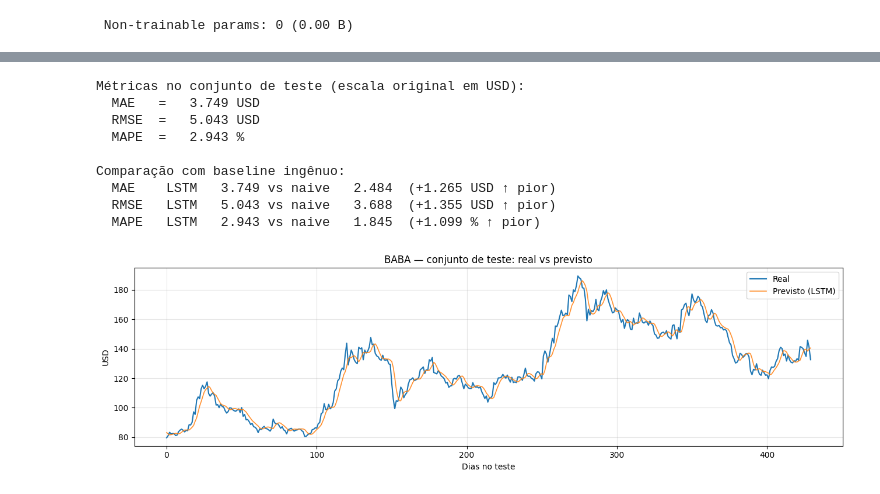
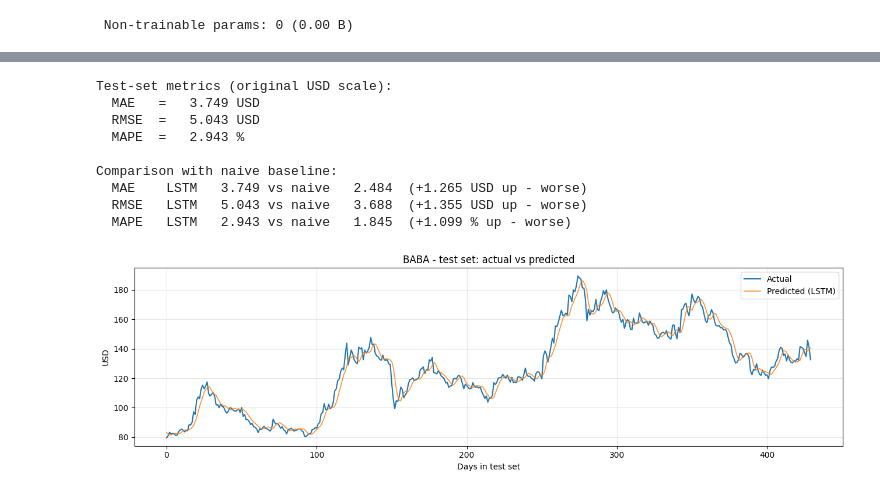
Before and after one commit to vitorpaixao/baba-stock-prediction, a Jupyter notebook: notebooks/01_eda_lstm_baba.ipynb, the cells around one changed output, grey strips where cells are left out. Drawn from its saved outputs; the diff is of its cells as text; code cells hidden in the pictures.

```diff
--- a/notebooks/01_eda_lstm_baba.ipynb
+++ b/notebooks/01_eda_lstm_baba.ipynb
@@ -223,34 +223,34 @@ y_pred = scaler.inverse_transform(y_pred_scaled.reshape(-1, 1)).ravel()
 y_true = scaler.inverse_transform(splits.y_test.reshape(-1, 1)).ravel()
 
 metrics = all_metrics(y_true, y_pred)
-print('Métricas no conjunto de teste (escala original em USD):')
+print('Test-set metrics (original USD scale):')
 for k, v in metrics.items():
     unit = '%' if k == 'mape' else 'USD'
     print(f'  {k.upper():5s} = {v:7.3f} {unit}')
 
-print('\nComparação com baseline ingênuo:')
+print('\nComparison with naive baseline:')
 for k in metrics:
     delta = metrics[k] - naive_metrics[k]
-    sign = '↓ melhor' if delta < 0 else '↑ pior'
+    sign = 'down - better' if delta < 0 else 'up - worse'
     unit = '%' if k == 'mape' else 'USD'
     print(f'  {k.upper():5s}  LSTM {metrics[k]:7.3f} vs naive {naive_metrics[k]:7.3f}  ({delta:+.3f} {unit} {sign})')
 # %% [output]
-Métricas no conjunto de teste (escala original em USD):
+Test-set metrics (original USD scale):
   MAE   =   3.749 USD
   RMSE  =   5.043 USD
   MAPE  =   2.943 %
 
-Comparação com baseline ingênuo:
-  MAE    LSTM   3.749 vs naive   2.484  (+1.265 USD ↑ pior)
-  RMSE   LSTM   5.043 vs naive   3.688  (+1.355 USD ↑ pior)
-  MAPE   LSTM   2.943 vs naive   1.845  (+1.099 % ↑ pior)
+Comparison with naive baseline:
+  MAE    LSTM   3.749 vs naive   2.484  (+1.265 USD up - worse)
+  RMSE   LSTM   5.043 vs naive   3.688  (+1.355 USD up - worse)
+  MAPE   LSTM   2.943 vs naive   1.845  (+1.099 % up - worse)
 # %%
 plt.figure(figsize=(13, 4))
-plt.plot(y_true, label='Real', linewidth=1.5)
-plt.plot(y_pred, label='Previsto (LSTM)', alpha=0.85, linewidth=1.2)
-plt.title(f'{DATA.symbol} — conjunto de teste: real vs previsto')
-plt.ylabel('USD'); plt.xlabel('Dias no teste')
+plt.plot(y_true, label='Actual', linewidth=1.5)
+plt.plot(y_pred, label='Predicted (LSTM)', alpha=0.85, linewidth=1.2)
+plt.title(f'{DATA.symbol} - test set: actual vs predicted')
+plt.ylabel('USD'); plt.xlabel('Days in test set')
 plt.legend(); plt.grid(alpha=0.3)
 plt.tight_layout(); plt.show()
 # %% [output]
-[figure, old version]
+[figure, new version]
```
Also changed, not shown: parts of 30 cells of this notebook, 1 other file.
